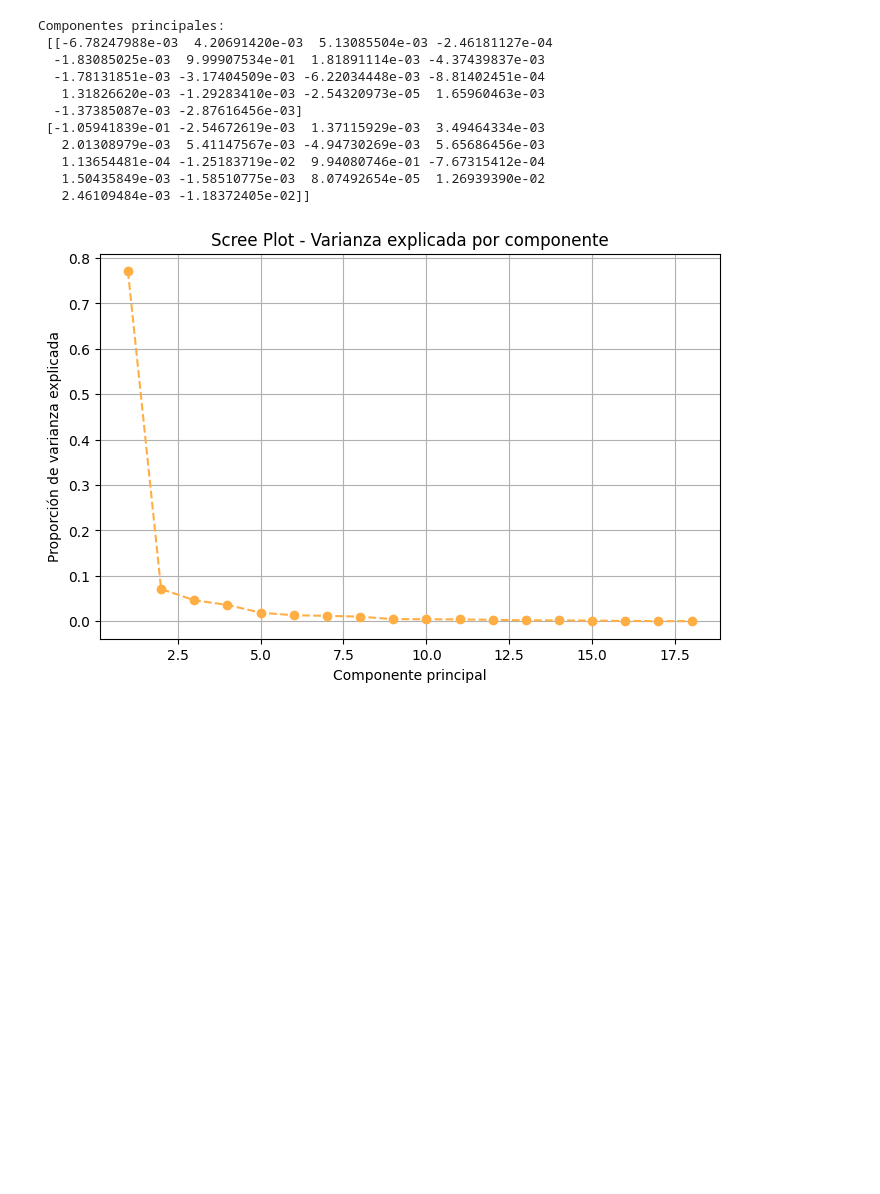
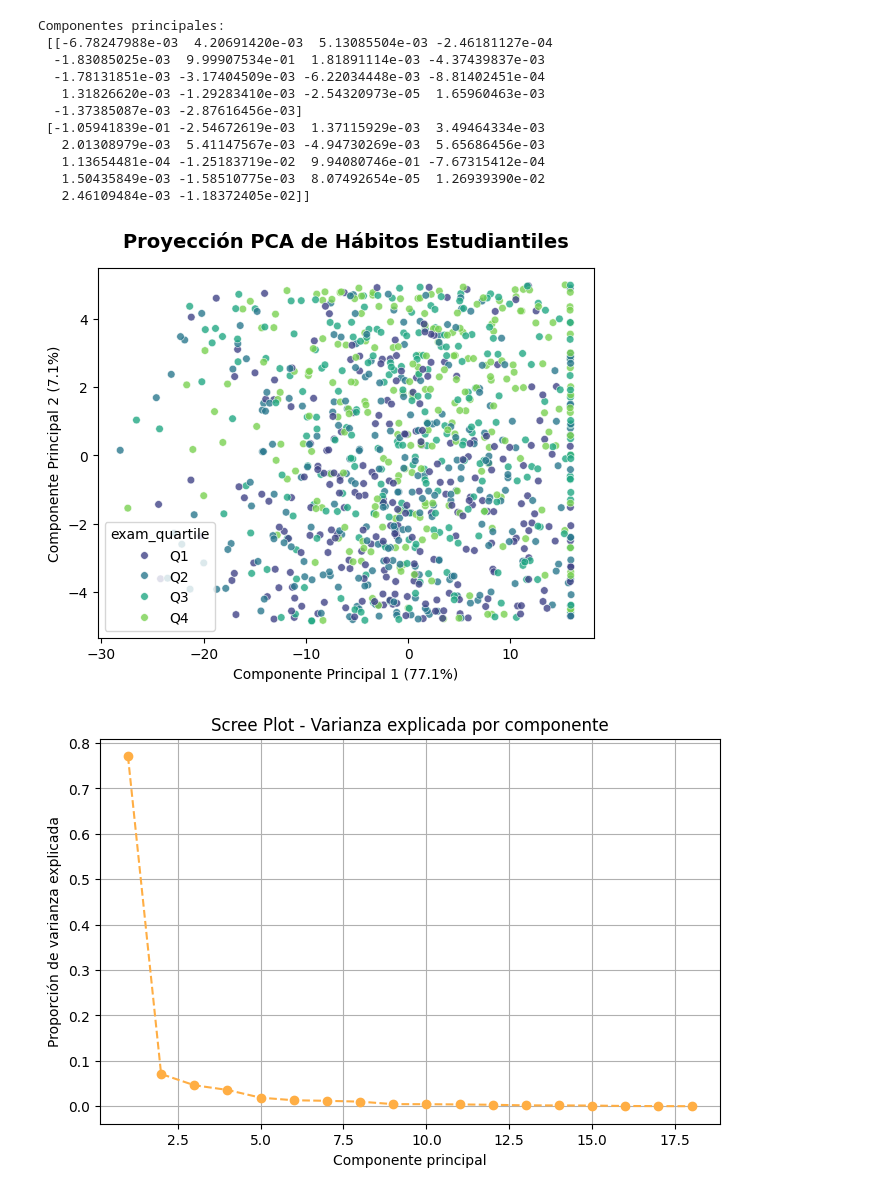
Before and after one commit to gapalfaro-cmyk/Proyecto-de-fin-de-modulo-6---Alfaro-Badillo-Cruz-Perez-Rupit, a Jupyter notebook: Modulo_VI_Equipo_15_Habits.ipynb, the cells around one changed output. Cells and saved outputs as stored; diff of their text form; code cells hidden in the pictures; blank space fills up the shorter version.

```diff
--- a/Modulo_VI_Equipo_15_Habits.ipynb
+++ b/Modulo_VI_Equipo_15_Habits.ipynb
@@ -406,7 +411,7 @@ Name: exam_score, dtype: float64
 
 Reducción lineal de dimensión y análisis de varianza
 # %%
-X = df_habits_proc_nomiss.drop(columns=['exam_score'])
+X = df_habits_proc_nomiss.drop(columns=['exam_score', 'exam_quartile'])
 pca = PCA(n_components=2, random_state=42) # combinación lineal de n variables originales que maximiza la varianza. y se fija la semilla
 X_pca = pca.fit_transform(X)
 
@@ -437,6 +442,22 @@ Componentes principales:
    1.13654481e-04 -1.25183719e-02  9.94080746e-01 -7.67315412e-04
    1.50435849e-03 -1.58510775e-03  8.07492654e-05  1.26939390e-02
    2.46109484e-03 -1.18372405e-02]]
+# %%
+
+sns.scatterplot(
+    x=X_pca[:,0],
+    y=X_pca[:,1],
+    hue=df_habits_proc_nomiss["exam_quartile"],
+    palette="viridis",
+    alpha=0.8,
+    s=30
+)
+plt.title("Proyección PCA de Hábitos Estudiantiles", fontsize=14, pad=15, fontweight="bold")
+plt.xlabel(f"Componente Principal 1 ({var_explicada[0]*100:.1f}%)")
+plt.ylabel(f"Componente Principal 2 ({var_explicada[1]*100:.1f}%)")
+plt.show()
+# %% [output]
+[figure, added]
 # %%
 # Definir PCA con todos los componentes
 #Este gráfico permite decidir cuántos componentes usar (ej. los que explican más del 70–80% de la varianza acumulada).
```
Also changed, not shown: parts of 6 cells of this notebook.
